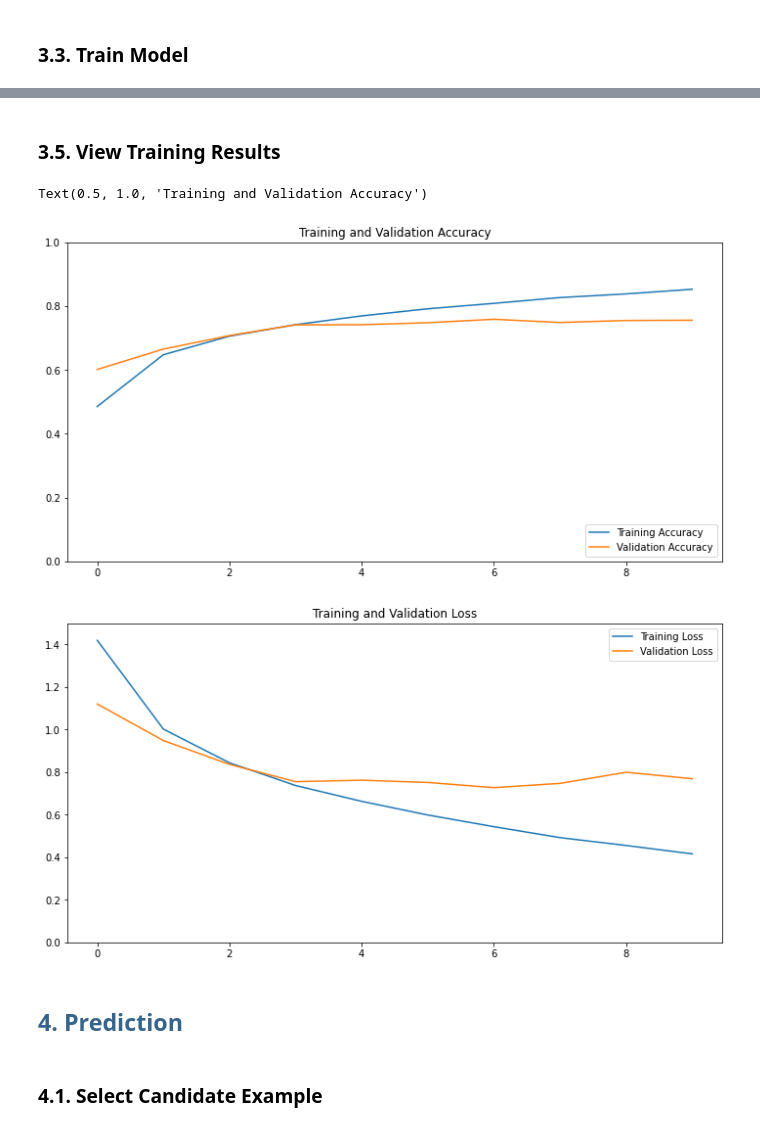
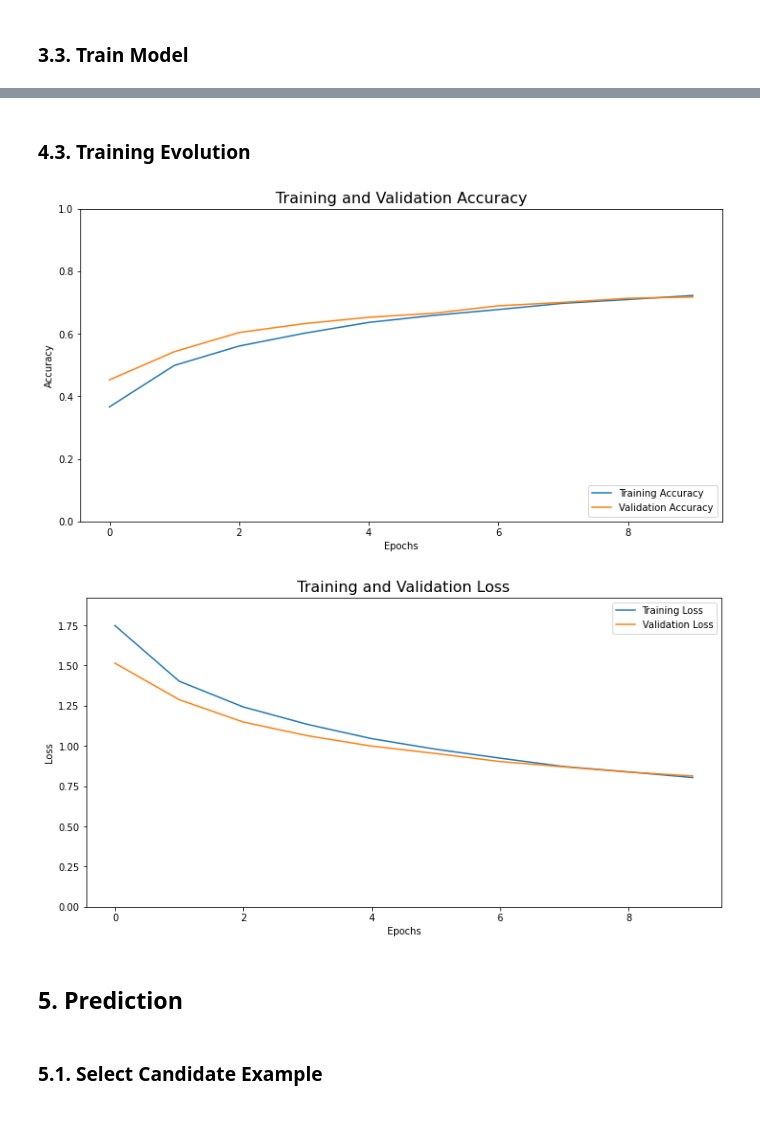
Before and after one commit to ansegura7/MachineLearning, a Jupyter notebook: deep-learning/DL - Image Classifier.ipynb, the cells around one changed output, grey strips where cells are left out. Cells and saved outputs as stored; diff of their text form; code cells hidden in the pictures.

Commit message:
Update Project
Added Clustering examples.

```diff
--- a/deep-learning/DL - Image Classifier.ipynb
+++ b/deep-learning/DL - Image Classifier.ipynb
@@ -134,7 +143,8 @@ model.compile(optimizer='adam', loss=tf.keras.losses.SparseCategoricalCrossentro
 # %% [markdown]
 ### 3.3. Train Model
 # %%
-epochs=10
-history = model.fit(train_images, train_labels, epochs=epochs, validation_data=(test_images, test_labels))
+m_epochs = 10
+m_batch_size = 500
+history = model.fit(train_images, train_labels, epochs=m_epochs, batch_size=m_batch_size, validation_data=(test_images, test_labels))
 # %% [output]
 Epoch 1/10
@@ -166,5 +246,5 @@ test_loss, test_acc = model.evaluate(test_images,  test_labels, verbose=2)
 # %% [markdown]
-### 3.5. View Training Results
+### 4.3. Training Evolution
 # %%
 acc = history.history['accuracy']
 val_acc = history.history['val_accuracy']
@@ -172,29 +252,37 @@ val_acc = history.history['val_accuracy']
 loss = history.history['loss']
 val_loss = history.history['val_loss']
 
-epochs_range = range(epochs)
+epochs_range = range(m_epochs)
 # %%
+# Training and Validation Accuracy
 plt.figure(figsize=(12, 6))
 plt.plot(epochs_range, acc, label='Training Accuracy')
 plt.plot(epochs_range, val_acc, label='Validation Accuracy')
 plt.ylim([0, 1])
 plt.legend(loc='lower right')
-plt.title('Training and Validation Accuracy')
+plt.title('Training and Validation Accuracy', fontsize=16)
+plt.ylabel('Accuracy', fontsize=10)
+plt.xlabel('Epochs', fontsize=10)
+plt.show()
 # %% [output]
-Text(0.5, 1.0, 'Training and Validation Accuracy')
-[figure, old version]
+[figure, new version]
 # %%
+y_max = max(max(loss), max(val_loss)) * 1.1
+
+# Training and Validation Loss
 plt.figure(figsize=(12, 6))
 plt.plot(epochs_range, loss, label='Training Loss')
 plt.plot(epochs_range, val_loss, label='Validation Loss')
-plt.ylim([0, 1.5])
+plt.ylim([0, y_max])
 plt.legend(loc='upper right')
-plt.title('Training and Validation Loss')
+plt.title('Training and Validation Loss', fontsize=16)
+plt.ylabel('Loss', fontsize=10)
+plt.xlabel('Epochs', fontsize=10)
 plt.show()
 # %% [output]
-[figure, old version]
+[figure, new version]
-# %% [markdown]
-## <font color="#36648B">4. Prediction</font>
+# %% [markdown]
+## <span>5. Prediction</span>
 # %% [markdown]
-### 4.1. Select Candidate Example
+### 5.1. Select Candidate Example
 # %%
```
Also changed, not shown: parts of 29 cells of this notebook, 8 other files.
